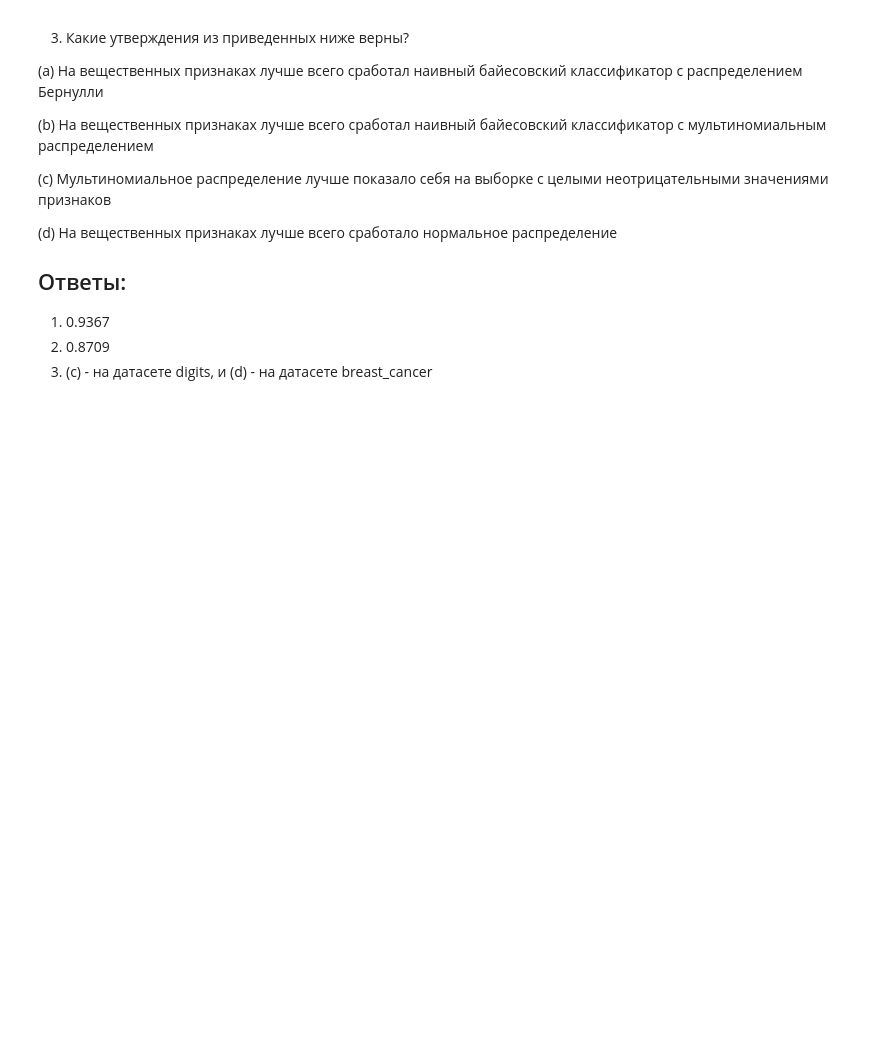
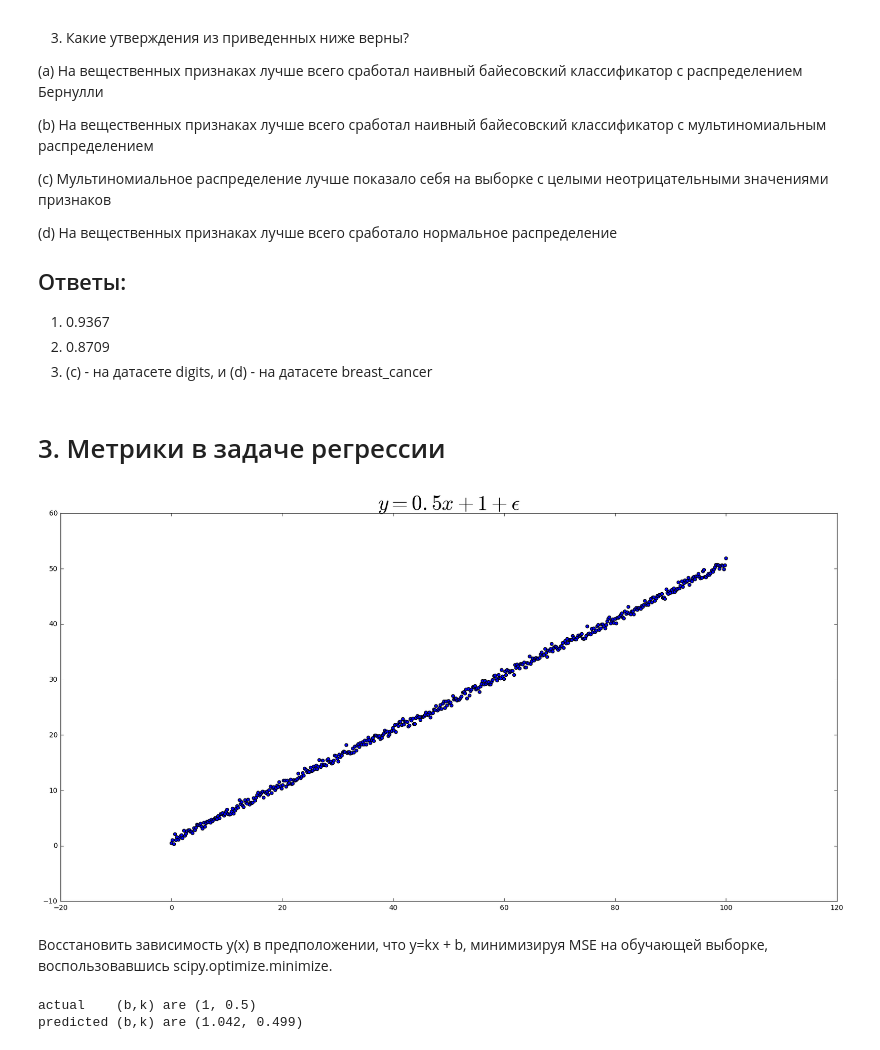
Before and after one commit to akarazeev/ML-6-7sem-MIPT-2017, a Jupyter notebook: hw1/hw1.ipynb, the cells around one changed output. Saved outputs shown, nothing was run; the diff lists cells and outputs as text; code cells hidden in the pictures; blank space fills up the shorter version.

```diff
--- a/hw1/hw1.ipynb
+++ b/hw1/hw1.ipynb
@@ -226,3 +233,36 @@ for dataset *breast_cancer* accuracy is 0.9367 (GaussianNB)
 1. 0.9367
 2. 0.8709
 3. (c) - на датасете digits, и (d) - на датасете breast_cancer
+# %% [markdown]
+# 3. Метрики в задаче регрессии
+# %%
+import numpy as np
+n_points = 500
+x = np.linspace(0, 100, n_points)
+# %%
+var = 0.2
+epss = np.random.normal(scale=np.sqrt(var), size=n_points)
+y = (0.5 * x) + 1 + epss
+# %%
+plt.figure(figsize=(20,10))
+plt.scatter(x, y)
+plt.title("$y = 0.5 x + 1 + \epsilon$", fontsize=30)
+plt.show()
+# %% [output]
+[figure, added]
+# %% [markdown]
+Восстановить зависимость y(x) в предположении, что y=kx + b, минимизируя MSE на обучающей выборке, воспользовавшись scipy.optimize.minimize.
+# %%
+from scipy import optimize
+
+def f_mse(b,k,x,y):
+    y_pred = (k * x) + b
+    mse = ((y - y_pred) ** 2).mean()
+    return mse
+
+b,k = optimize.minimize(lambda par: f_mse(par[0],par[1],x,y), [0, 0]).x
+print("actual    (b,k) are ({}, {})".format(1, 0.5))
+print("predicted (b,k) are ({:.3f}, {:.3f})".format(b, k))
+# %% [output]
+actual    (b,k) are (1, 0.5)
+predicted (b,k) are (1.042, 0.499)
```
Also changed, not shown: parts of 15 cells of this notebook.
